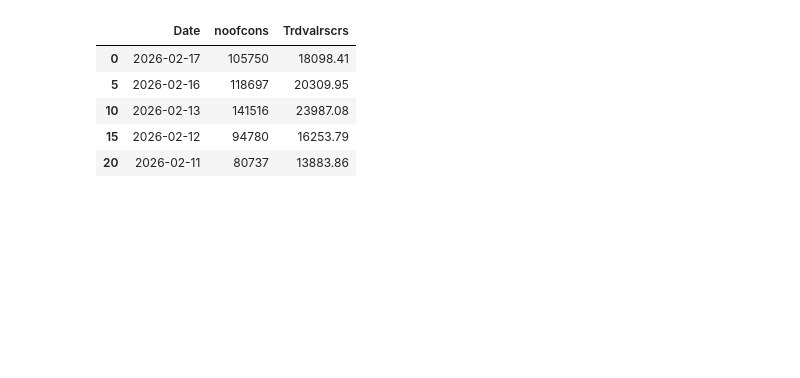
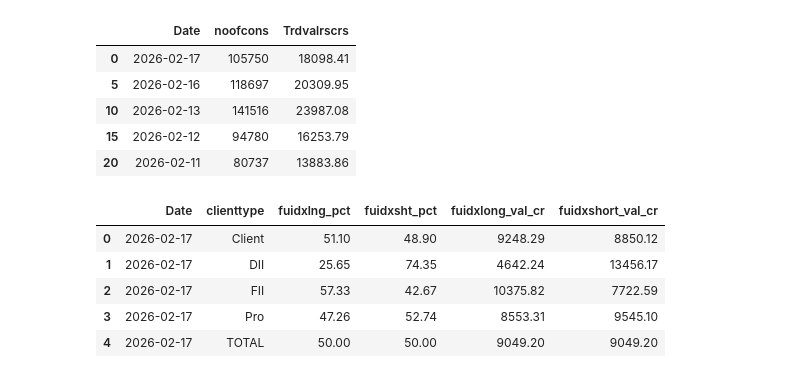
Before and after one commit to shailsun28/stockshortlisting, a Jupyter notebook: Untitled1.ipynb, the cells around one changed output. Saved outputs shown, nothing was run; the diff lists cells and outputs as text; code cells hidden in the pictures; blank space fills up the shorter version.

```diff
--- a/Untitled1.ipynb
+++ b/Untitled1.ipynb
@@ -772,6 +792,33 @@ idx_fut.head()
 | 15 | 2026-02-12 | 94780 | 16253.79 |
 | 20 | 2026-02-11 | 80737 | 13883.86 |
 # %%
-# Base calculations
-fuidx_vol['Pbaselong_cr'] = (fuidx_vol['fuidxlong_pct'] / 100 * fuidx_vol['Trdvalrscrs']).round(2)
-fuidx_vol['Pbaseshort_cr'] = (fuidx_vol['fuidxshort_pct'] / 100 * fuidx_vol['Trdvalrscrs']).round(2)
+import pandas as pd
+
+# --- Assume vol_fnoidx_pct and fno are already loaded as per your example ---
+
+# Filter fno for Index Futures only
+fno_idx = fno[fno['product'] == 'Index Futures'][['Date','Trdvalrscrs']].copy()
+
+# Merge with vol_fnoidx_pct on Date
+merged = pd.merge(vol_fnoidx_pct, fno_idx, on='Date', how='left')
+
+# Calculate values in crores for each clienttype
+merged['fuidxlong_val_cr'] = (merged['fuidxlng_pct'] / 100) * merged['Trdvalrscrs']
+merged['fuidxshort_val_cr'] = (merged['fuidxsht_pct'] / 100) * merged['Trdvalrscrs']
+
+# Round for readability
+merged['fuidxlong_val_cr'] = merged['fuidxlong_val_cr'].round(2)
+merged['fuidxshort_val_cr'] = merged['fuidxshort_val_cr'].round(2)
+
+# Final DataFrame
+final_df = merged[['Date','clienttype','fuidxlng_pct','fuidxsht_pct',
+                 'fuidxlong_val_cr','fuidxshort_val_cr']]
+# %%
+final_df.head()
+# %% [output]
+|  | Date | clienttype | fuidxlng_pct | fuidxsht_pct | fuidxlong_val_cr | fuidxshort_val_cr |
+| 0 | 2026-02-17 | Client | 51.10 | 48.90 | 9248.29 | 8850.12 |
+| 1 | 2026-02-17 | DII | 25.65 | 74.35 | 4642.24 | 13456.17 |
+| 2 | 2026-02-17 | FII | 57.33 | 42.67 | 10375.82 | 7722.59 |
+| 3 | 2026-02-17 | Pro | 47.26 | 52.74 | 8553.31 | 9545.10 |
+| 4 | 2026-02-17 | TOTAL | 50.00 | 50.00 | 9049.20 | 9049.20 |
```
Also changed, not shown: parts of 2 cells of this notebook.
